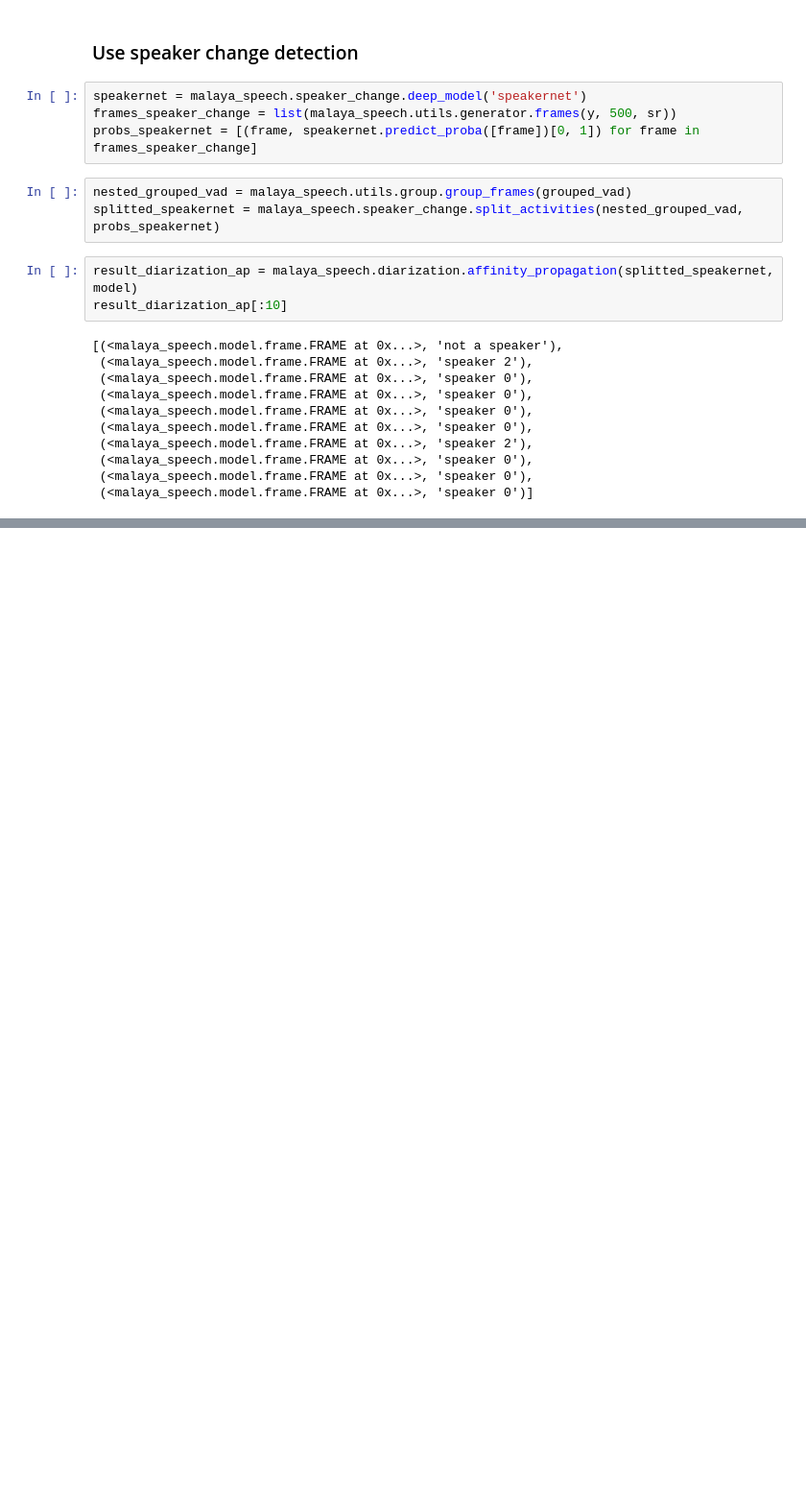
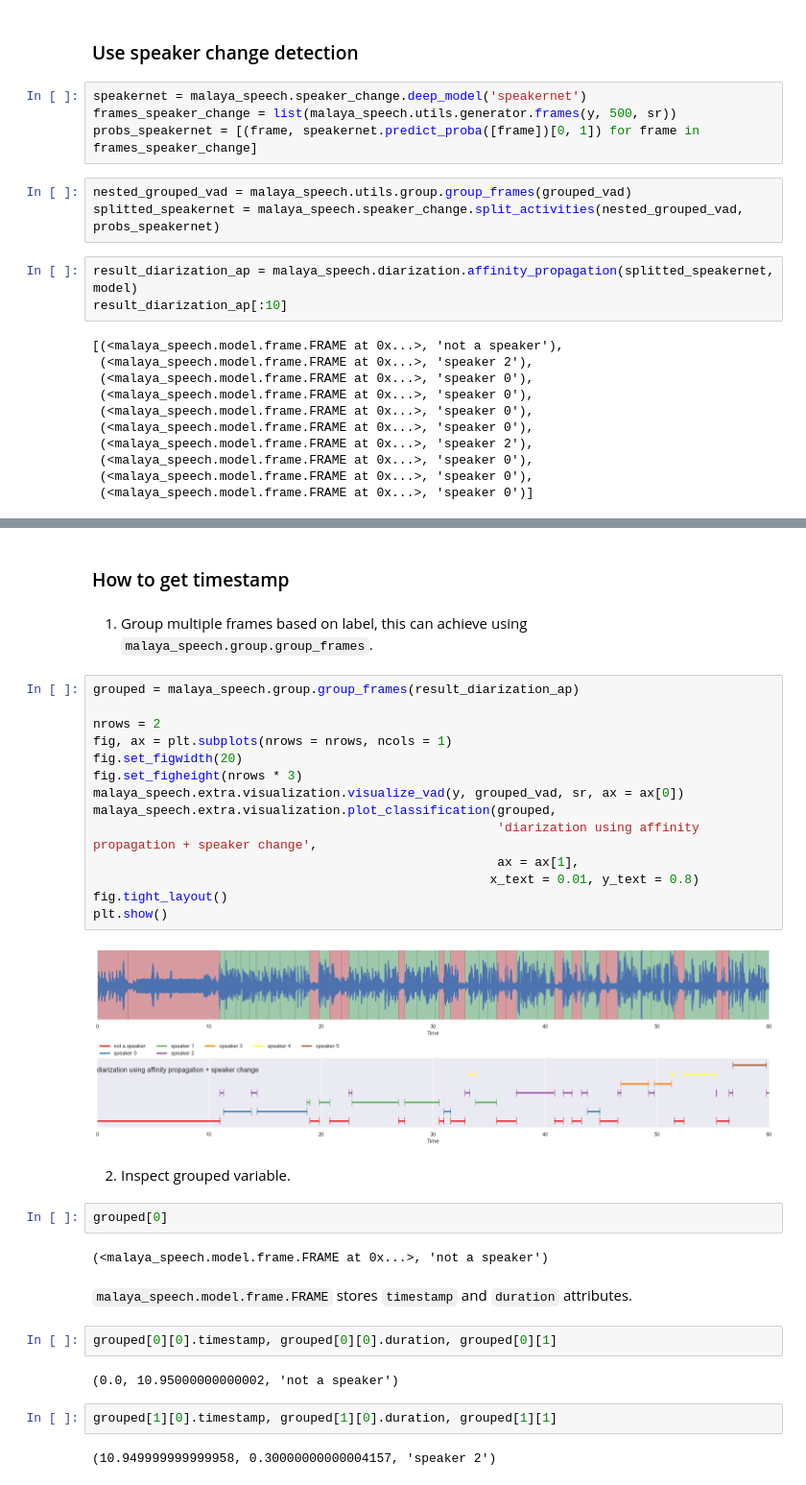
Before and after one commit to mesolitica/malaya-speech, a Jupyter notebook: docs/load-diarization.ipynb, the cells around one changed output, grey strips where cells are left out. Shown at 96% size. Saved outputs shown, nothing was run; the diff lists cells and outputs as text; blank space fills up the shorter version.

```diff
--- a/docs/load-diarization.ipynb
+++ b/docs/load-diarization.ipynb
@@ -254,3 +254,39 @@ plt.show()
+# %% [markdown]
+### How to get timestamp
+# %% [markdown]
+1. Group multiple frames based on label, this can achieve using `malaya_speech.group.group_frames`.
+# %%
+grouped = malaya_speech.group.group_frames(result_diarization_ap)
+
+nrows = 2
+fig, ax = plt.subplots(nrows = nrows, ncols = 1)
+fig.set_figwidth(20)
+fig.set_figheight(nrows * 3)
+malaya_speech.extra.visualization.visualize_vad(y, grouped_vad, sr, ax = ax[0])
+malaya_speech.extra.visualization.plot_classification(grouped,
+                                                      'diarization using affinity propagation + speaker change',
+                                                      ax = ax[1],
+                                                     x_text = 0.01, y_text = 0.8)
+fig.tight_layout()
+plt.show()
+# %% [output]
+[figure, added]
+# %% [markdown]
+2. Inspect grouped variable.
+# %%
+grouped[0]
+# %% [output]
+(<malaya_speech.model.frame.FRAME at 0x...>, 'not a speaker')
+# %% [markdown]
+`malaya_speech.model.frame.FRAME` stores `timestamp` and `duration` attributes.
+# %%
+grouped[0][0].timestamp, grouped[0][0].duration, grouped[0][1]
+# %% [output]
+(0.0, 10.95000000000002, 'not a speaker')
+# %%
+grouped[1][0].timestamp, grouped[1][0].duration, grouped[1][1]
+# %% [output]
+(10.949999999999958, 0.30000000000004157, 'speaker 2')
 # %% [markdown]
 ### Reference
 
```
Also changed, not shown: parts of 3 cells of this notebook, 20 other files.
